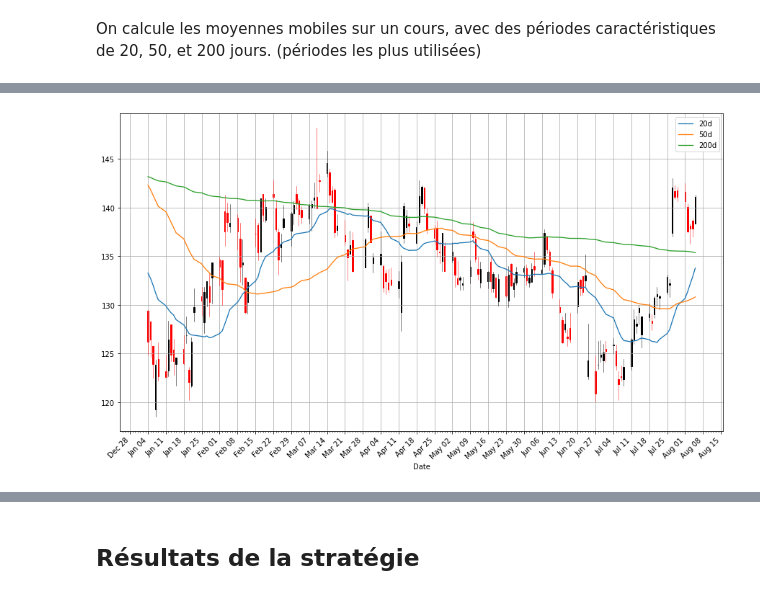
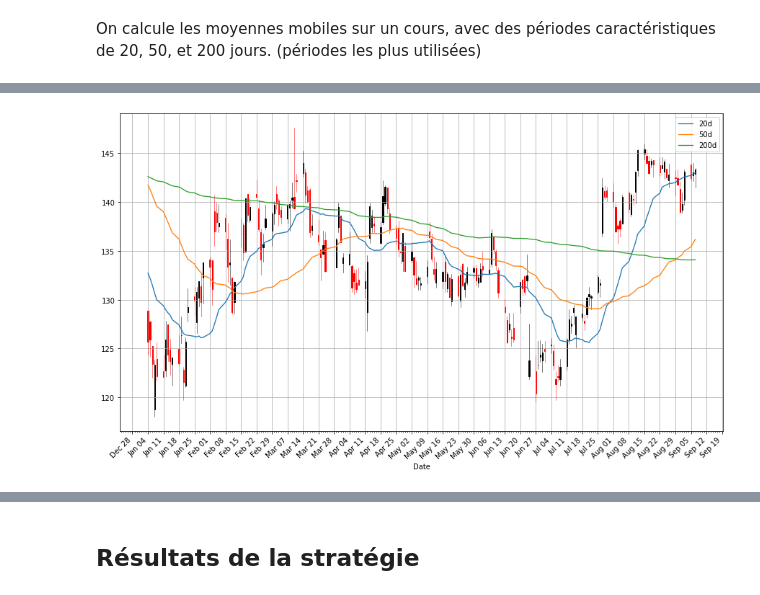
Before and after one commit to quentin-duflot/Python_Data_Scientist_Projet, a Jupyter notebook: Gestion_de_portefeuille.ipynb, the cells around one changed output, grey strips where cells are left out. Saved outputs shown, nothing was run; the diff lists cells and outputs as text; code cells hidden in the pictures.

```diff
--- a/Gestion_de_portefeuille.ipynb
+++ b/Gestion_de_portefeuille.ipynb
@@ -318,10 +318,10 @@ lvmh_adj.head()
 # %%
 lvmh_adj["20d"] = lvmh_adj["Close"].rolling(window = 20, center = False).mean()
 lvmh_adj["50d"] = lvmh_adj["Close"].rolling(window = 50, center = False).mean()
 lvmh_adj["200d"] = lvmh_adj["Close"].rolling(window = 200, center = False).mean()
 lvmh_adj.dropna(inplace=True)
 
-pandas_candlestick_ohlc(lvmh_adj.loc['2016-01-04':'2016-08-07',:], otherseries = ["20d", "50d", "200d"])
+pandas_candlestick_ohlc(lvmh_adj.loc['2016-01-04':'2016-09-07',:], otherseries = ["20d", "50d", "200d"])
 # %% [output]
-[figure, old version]
+[figure, new version]
 # %% [markdown]
```
Also changed, not shown: parts of 54 cells of this notebook.
